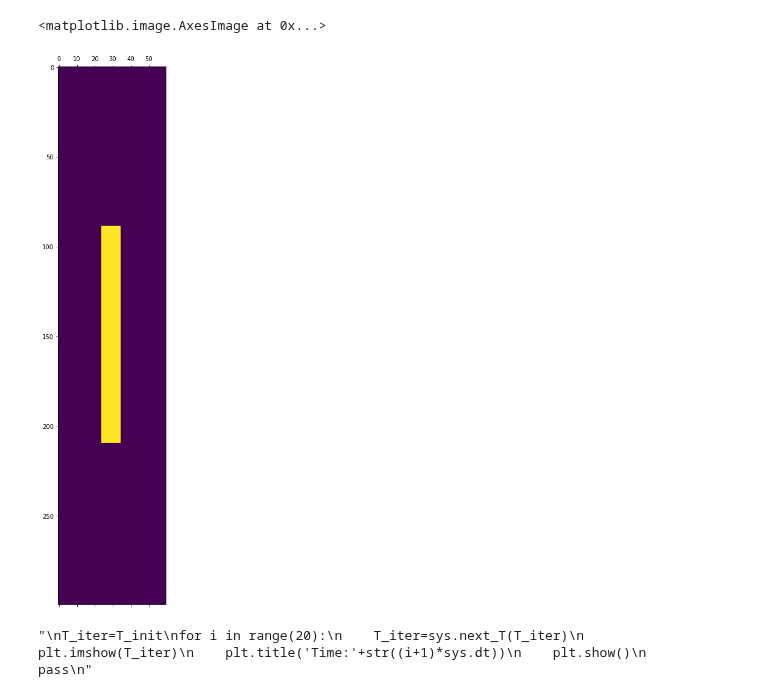
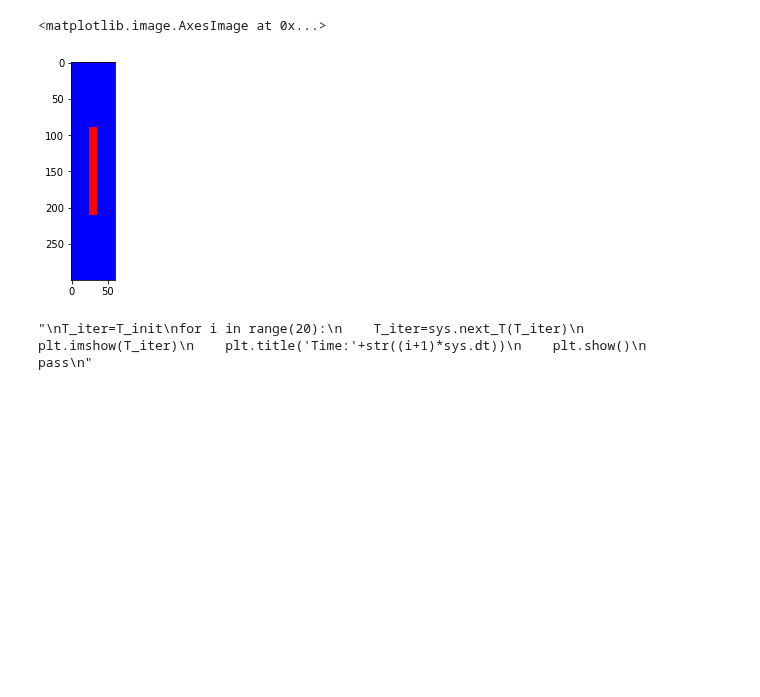
Before and after one commit to cherose2004/learning, a Jupyter notebook: project/MathorCup/Solution.ipynb, the cells around one changed output. Saved outputs shown, nothing was run; the diff lists cells and outputs as text; code cells hidden in the pictures; blank space fills up the shorter version.

```diff
--- a/project/MathorCup/Solution.ipynb
+++ b/project/MathorCup/Solution.ipynb
@@ -1,24 +1,24 @@
 # %%
 import numpy as np
 from matplotlib import pyplot as plt
 import math
 import heat as sys
 
 T_init = np.zeros([sys.M,sys.N])
 for j in range(sys.M):
     for i in range(sys.N):
         if sys.edge(j,i) in ['in','on']:
             T_init[j][i]=80+sys.T0
             pass
         else:
             T_init[j][i]=20+sys.T0
         pass
     pass
 
-plt.matshow(T_init)
+plt.imshow(T_init, cmap='bwr')
 # %% [output]
 <matplotlib.image.AxesImage at 0x...>
-[figure, old version]
+[figure, new version]
 # %%
 '''
 T_iter=T_init
```
Also changed, not shown: parts of 2 cells of this notebook, 2 other files.
